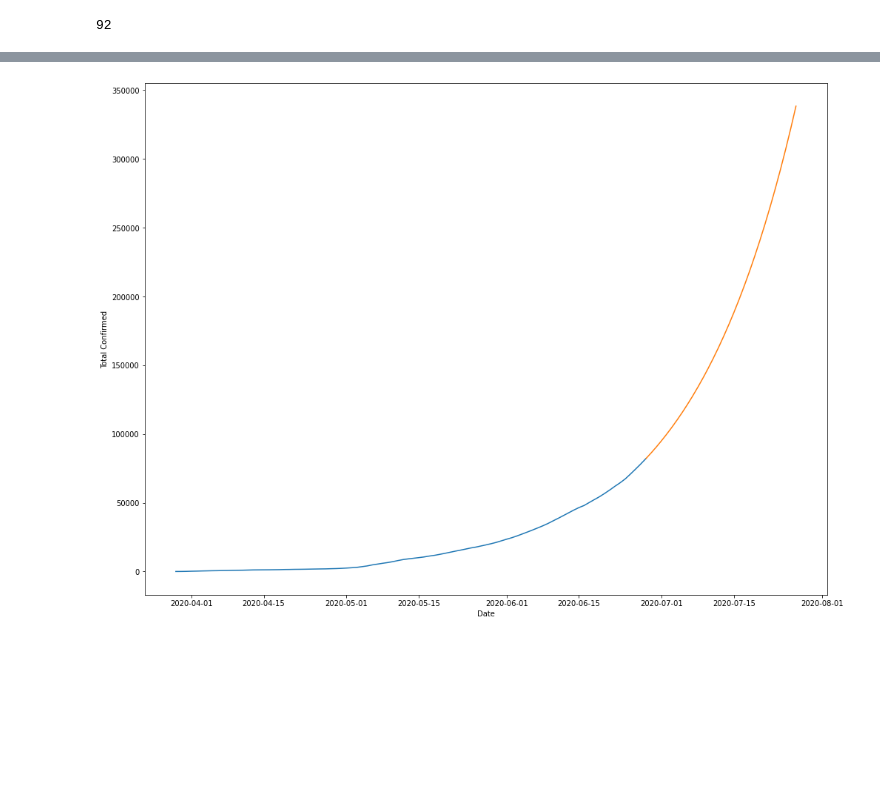
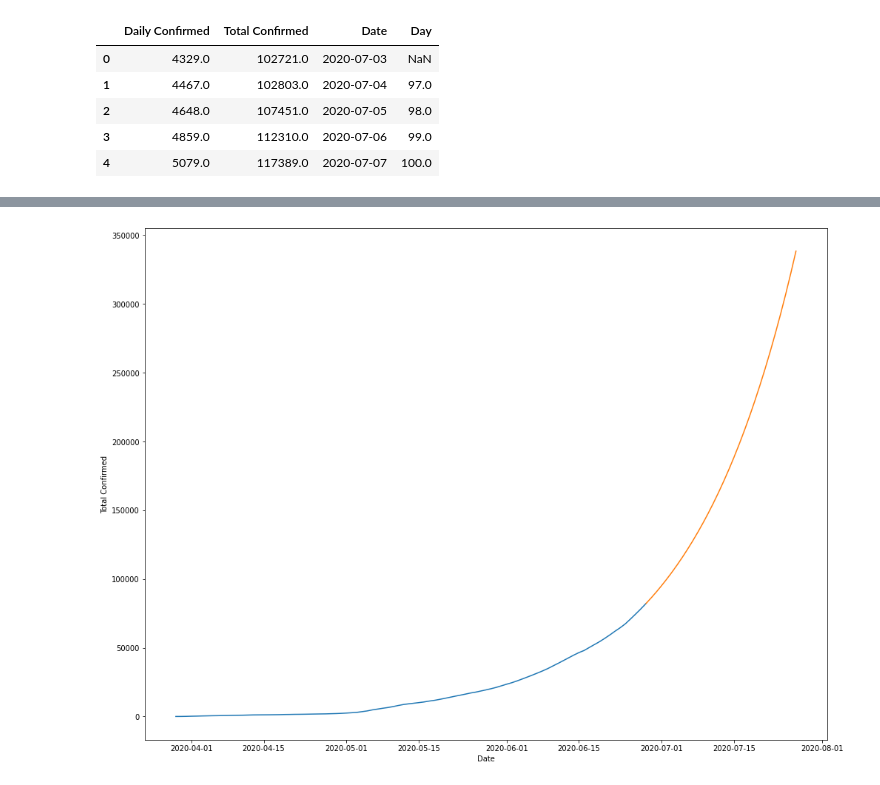
Before and after one commit to skbhere/COVID-19-Case-Forecasting, a Jupyter notebook: 01_TN.ipynb, the cells around one changed output, grey strips where cells are left out. Cells and saved outputs as stored; diff of their text form; code cells hidden in the pictures; blank space fills up the shorter version.

```diff
--- a/01_TN.ipynb
+++ b/01_TN.ipynb
@@ -229,37 +229,59 @@ start1 =len(DF)
 dval1 = np.arange(start1,start1+drange,1)
 dval1= np.array(dval1)
 val1= dval1
 dval1=dval1.reshape(-1, 1)
 import datetime
-base = datetime.date.today() - datetime.timedelta(days=1)
+base = datetime.date.today() - datetime.timedelta(days=0)
 date_list = [base + datetime.timedelta(days=x) for x in range(drange)]
 
 DConfirmed = forecast(drange+1)
-DConfirmed =DConfirmed[1:]
+DConfirmed =DConfirmed[:-1]
 #DConfirmed = np.round_(np.multiply(a4,(np.power(b4,val))))
 TConfirmed = np.round_(np.multiply(a1,(np.power(b1,val1))))
 #TConfirmed = np.round_(reg1.predict(dval1))
 #DRecovered = np.round_(np.multiply(a5,(np.power(b5,val))))
 #TRecovered = np.round_(np.multiply(a2,(np.power(b2,val1))))
 #TRecovered = np.round_(reg2.predict(dval1))
 #DDeceased = np.round_(np.multiply(a6,(np.power(b6,val))))
 #TDeceased = np.round_(np.multiply(a3,(np.power(b3,val1))))
 #TDeceased = np.round_(reg3.predict(dval1))
 
+DConfirmed= DConfirmed.flatten()
+TConfirmed= TConfirmed.flatten()
+i = 1
+while i < len(TConfirmed):
+    DConfirmed[i]=TConfirmed[i]-TConfirmed[i-1]
+    i += 1
+
+lastD = df['Daily Confirmed'][0]
+lastT = DF['Total Confirmed'][0]
+lastDat = DF['date'][0]
+new_row = pd.DataFrame({'Daily Confirmed':lastD.flatten() ,
+                        'Total Confirmed':lastT.flatten(),
+                        'Date': pd.to_datetime(lastDat)
+                        })
+#DConfirmed[0]=DF['Total Confirmed'][0]-TConfirmed[0]
 dict = {
         'Date' : date_list,
         'Daily Confirmed': DConfirmed.flatten(),
         'Total Confirmed': TConfirmed.flatten(),
    #     'Daily Recovered': DRecovered.flatten() ,
     #    'Total Recovered': TRecovered.flatten(),
     #    'Daily Deceased' : DDeceased.flatten(),
      #   'Total Deceased' : TDeceased.flatten(),
         'Day' : dval1.flatten() ,
        }
 final = pd.DataFrame(dict)
-start1
+final = pd.concat([new_row, final]).reset_index(drop = True)
+final['Date'] = pd.to_datetime(final['Date'])
+final.head(5)
 # %% [output]
-92
+|  | Daily Confirmed | Total Confirmed | Date | Day |
+| 0 | 4329.0 | 102721.0 | 2020-07-03 | NaN |
+| 1 | 4467.0 | 102803.0 | 2020-07-04 | 97.0 |
+| 2 | 4648.0 | 107451.0 | 2020-07-05 | 98.0 |
+| 3 | 4859.0 | 112310.0 | 2020-07-06 | 99.0 |
+| 4 | 5079.0 | 117389.0 | 2020-07-07 | 100.0 |
 # %%
 final.head(20)
 # %% [output]
```
Also changed, not shown: parts of 8 cells of this notebook.
